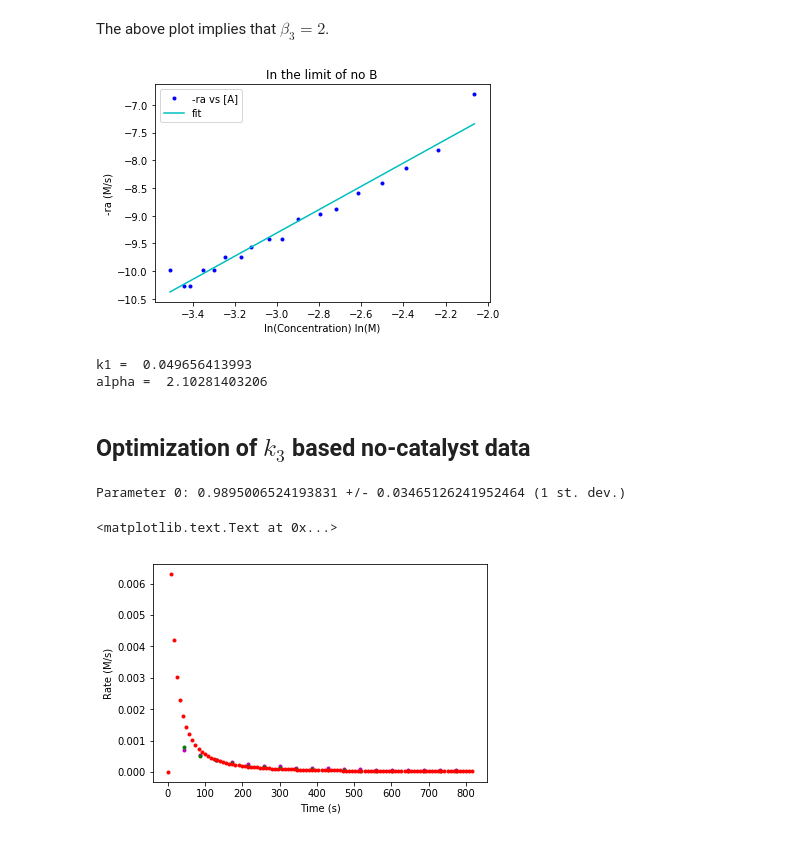
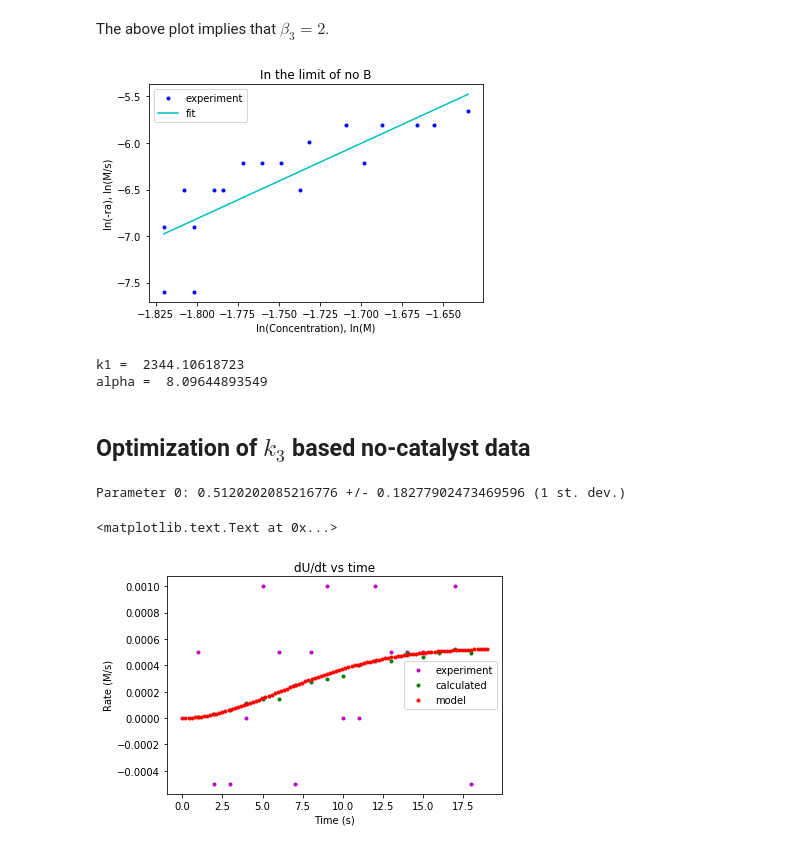
Before and after one commit to ayisakov/kinetics-project, a Jupyter notebook: validator.ipynb, the cells around one changed output. Saved outputs shown, nothing was run; the diff lists cells and outputs as text; code cells hidden in the pictures.

```diff
--- a/validator.ipynb
+++ b/validator.ipynb
@@ -54,6 +75,18 @@ def dudt(cB, beta3, k3):
 
 def dddt(cB, cC, beta2, gamma, k2):
     return k2 * cB**beta2 * cC**gamma
+
+def rates(parms, time):
+    """
+    Returns the RHS of the system of ODEs
+    """
+    C_A, C_B, C_D, C_U, C_C = parms
+    rateD = dddt(C_B, C_C, beta2, k1, k_1)
+    rateU = dudt(C_B, beta3, k3)
+    rateA = dadt(C_A, C_B, alpha, beta1, k1, k_1)
+    rateB = -1 * rateA - rateD - rateU
+    rateC = 0. # no catalyst depletion
+    return (rateA, rateB, rateD, rateU, rateC)
 
 def concentrations(cA0, cC0, T, time, params):
     """"
@@ -75,20 +108,11 @@ def concentrations(cA0, cC0, T, time, params):
         print("Params should contain at least 9 parameters!")
         return -1, -1, -1, -1,
     else:
-        def rates(parms, time):
-            """
-            Returns the RHS of the system of ODEs
-            """
-            C_A, C_B, C_D, C_U = parms
-            rateD = dddt(C_B, cC0, beta2, k1, k_1)
-            rateU = dudt(C_B, beta3, k3)
-            rateA = dadt(C_A, C_B, alpha, beta1, k1, k_1)
-            rateB = -1 * rateA - rateD - rateU
-            return (rateA, rateB, rateD, rateU)
+
 
         times = np.linspace(0, time, 100)
 
-        result = odeint(rates, (cA0, 0., 0., 0.), times)
+        result = odeint(rates, (cA0, 0., 0., 0., cC0), times)
 
         cA = result[:,0]
         cB = result[:,1]
@@ -103,11 +127,11 @@ Use the cell below to carry out the integration
 alpha = 2. # 3
 beta1 = 2. # 2
 beta2 = 2. # 2
-beta3 = 1.75 # 2
+beta3 = 2 # 2
 gamma = 1. # 1
-k1 = 0.05 # 2.2
-k_1 = 0.005 # 1.6
+k1 = 0.1 # 2.2
+k_1 = 0.02 # 1.6
 k2 = 1. # 1
-k3 = 0.21 # 0.38
+k3 = 1 # 0.38
 times, A, D, U, B = concentrations(init.A, init.C, init.T, t_prefinal,
                                 (alpha, beta1, beta2, beta3, gamma, k1, k_1, k2, k3))
@@ -187,23 +211,23 @@ plt.ylabel('$r_U$ (M/s)')
 # %% [markdown]
 The above plot implies that $\beta_3 = 2$.
 # %%
-# Plot of -(da/dt) against the concentrations of A and B
+# Plot of -(da/dt) against the concentration of A in the limit of no B
 lnA_exp = np.log(exp_a[1:-1])
 ln_ra_exp = np.log(-1*exp_ra)
 alpha_fit, lnk1_fit, r_val, p_val, std_err = linregress(lnA_exp, ln_ra_exp)
-plt.plot(lnA_exp, ln_ra_exp, 'b.', label='-ra vs [A]')
+plt.plot(lnA_exp, ln_ra_exp, 'b.', label='experiment')
 plt.plot(lnA_exp, lnk1_fit + alpha_fit * lnA_exp, 'c-', label='fit')
 #plt.plot(exp_missing_a[1:-1], -1.*exp_ra, 'm.', label='-ra vs [B]')
-plt.xlabel('ln(Concentration) ln(M)')
-plt.ylabel('-ra (M/s)')
+plt.xlabel('ln(Concentration), ln(M)')
+plt.ylabel('ln(-ra), ln(M/s)')
 plt.legend()
 plt.title('In the limit of no B')
 plt.show()
 print('k1 = ', np.exp(lnk1_fit), '\nalpha = ', alpha_fit)
 # %% [output]
-[figure, old version]
+[figure, new version]
-k1 =  0.049656413993
-alpha =  2.10281403206
+k1 =  2344.10618723
+alpha =  8.09644893549
 # %% [markdown]
 ## Optimization of $k_3$ based no-catalyst data
 # %%
@@ -218,7 +242,7 @@ def report(optimal_parameters, covariance):
 x_data = exp_missing_a[1:-1]
 y_data = exp_ru
 
-beta3_trial = 2.2
+beta3_trial = 2.
 def dudt_partial(cB, k3_opt):
     return dudt(cB, beta3_trial, k3_opt)
 
@@ -229,22 +253,24 @@ parameter_errors = np.sqrt(np.diag(pcov))
 
 report(popt, pcov)
 # %% [output]
-Parameter 0: 0.9895006524193831 +/- 0.03465126241952464 (1 st. dev.)
+Parameter 0: 0.5120202085216776 +/- 0.18277902473469596 (1 st. dev.)
 # %%
 calc_ru_sparse = dudt(x_data, beta3_trial, popt[0])
 calc_ru = dudt(B, beta3_trial, popt[0])
 
 # Plot of du/dt obtained from experimental data and calculated du/dt versus time
 #plt.plot(exp_t[1:-1], exp_ru, 'm.',
 #        exp_t[1:-1], calc_ru, 'r.')
-plt.plot(exp_t[1:-1], exp_ru, 'm.',
-         exp_t[1:-1], calc_ru_sparse, 'g.',
-        times, calc_ru, 'r.')
+plt.plot(exp_t[1:-1], exp_ru, 'm.', label='experiment')
+plt.plot(exp_t[1:-1], calc_ru_sparse, 'g.', label='calculated')
+plt.plot(times, calc_ru, 'r.', label='model')
+plt.legend()
+plt.title('dU/dt vs time')
 plt.xlabel('Time (s)')
 plt.ylabel('Rate (M/s)')
 # %% [output]
 <matplotlib.text.Text at 0x...>
-[figure, old version]
+[figure, new version]
 # %%
 # Plot of ln(du/dt) vs ln([B]) for experimental and calculated data
 #plt.plot(np.log(exp_missing_a[1:-1]), np.log(exp_ru), 'm.',
```
Also changed, not shown: parts of 21 cells of this notebook, 6 other files.
